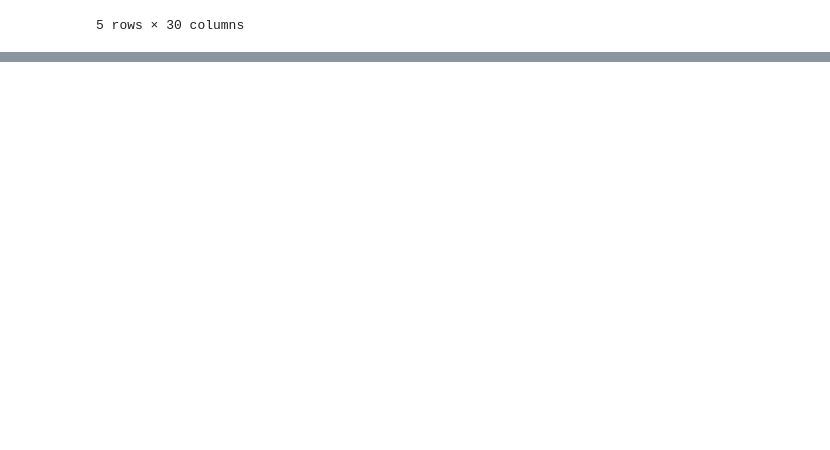
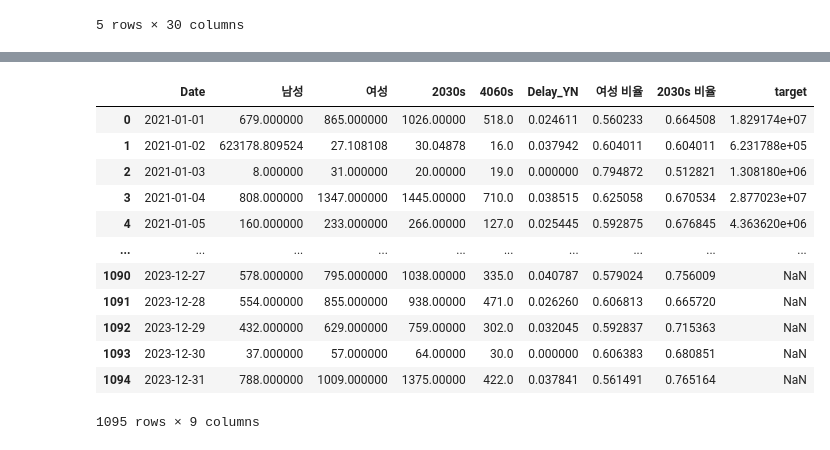
Before and after one commit to Seojiii/kurly_project, a Jupyter notebook: 0320_SG_DATA_FINAL.ipynb, the cells around one changed output, grey strips where cells are left out. Saved outputs shown, nothing was run; the diff lists cells and outputs as text; code cells hidden in the pictures; blank space fills up the shorter version.

```diff
--- a/0320_SG_DATA_FINAL.ipynb
+++ b/0320_SG_DATA_FINAL.ipynb
@@ -468,0 +679,18 @@ df.head()
+# %%
+# 원본 Price 제거
+df_model.drop('Price', axis=1, inplace=True)
+df_model
+# %% [output]
+|  | Date | 남성 | 여성 | 2030s | 4060s | Delay_YN | 여성 비율 | 2030s 비율 | target |
+| 0 | 2021-01-01 | 679.000000 | 865.000000 | 1026.00000 | 518.0 | 0.024611 | 0.560233 | 0.664508 | 1.829174e+07 |
+| 1 | 2021-01-02 | 623178.809524 | 27.108108 | 30.04878 | 16.0 | 0.037942 | 0.604011 | 0.604011 | 6.231788e+05 |
+| 2 | 2021-01-03 | 8.000000 | 31.000000 | 20.00000 | 19.0 | 0.000000 | 0.794872 | 0.512821 | 1.308180e+06 |
+| 3 | 2021-01-04 | 808.000000 | 1347.000000 | 1445.00000 | 710.0 | 0.038515 | 0.625058 | 0.670534 | 2.877023e+07 |
+| 4 | 2021-01-05 | 160.000000 | 233.000000 | 266.00000 | 127.0 | 0.025445 | 0.592875 | 0.676845 | 4.363620e+06 |
+| ... | ... | ... | ... | ... | ... | ... | ... | ... | ... |
+| 1090 | 2023-12-27 | 578.000000 | 795.000000 | 1038.00000 | 335.0 | 0.040787 | 0.579024 | 0.756009 | NaN |
+| 1091 | 2023-12-28 | 554.000000 | 855.000000 | 938.00000 | 471.0 | 0.026260 | 0.606813 | 0.665720 | NaN |
+| 1092 | 2023-12-29 | 432.000000 | 629.000000 | 759.00000 | 302.0 | 0.032045 | 0.592837 | 0.715363 | NaN |
+| 1093 | 2023-12-30 | 37.000000 | 57.000000 | 64.00000 | 30.0 | 0.000000 | 0.606383 | 0.680851 | NaN |
+| 1094 | 2023-12-31 | 788.000000 | 1009.000000 | 1375.00000 | 422.0 | 0.037841 | 0.561491 | 0.765164 | NaN |
+1095 rows × 9 columns
```
Also changed, not shown: parts of 19 cells of this notebook.
